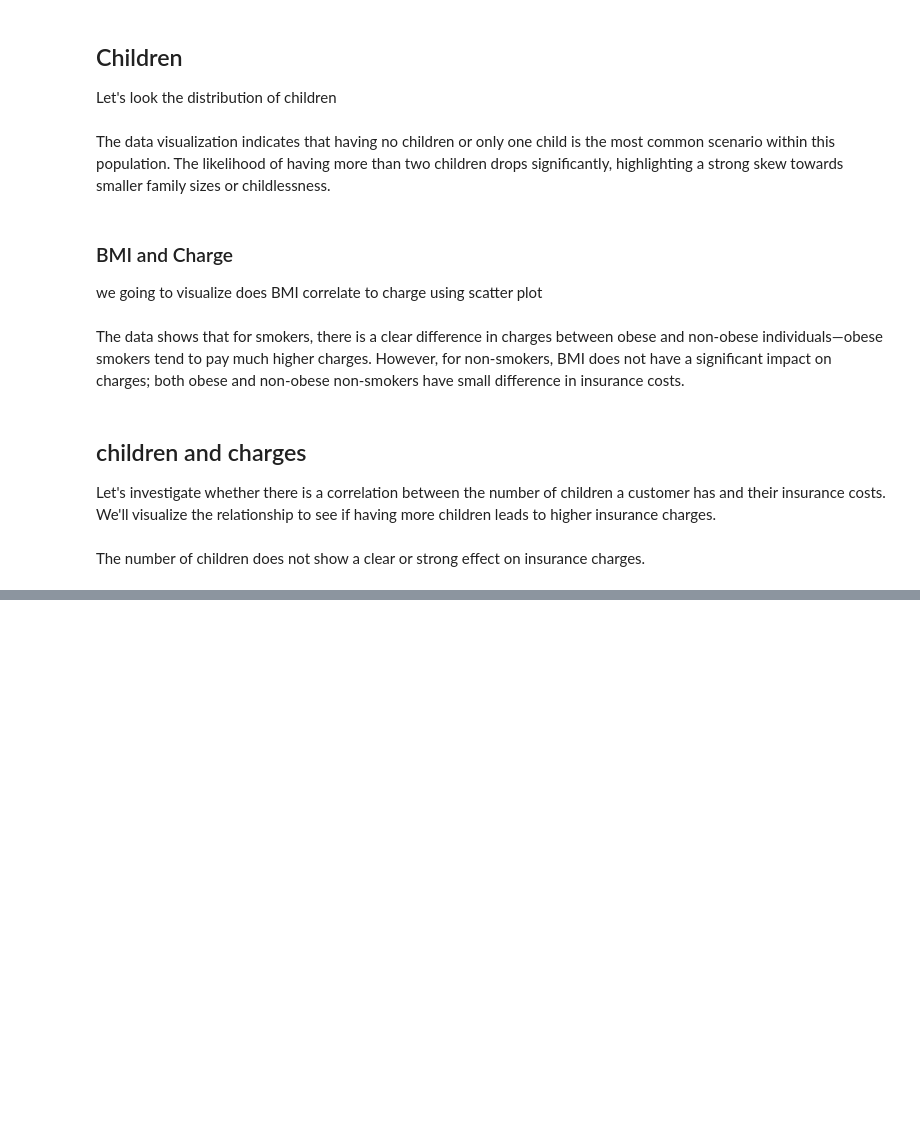
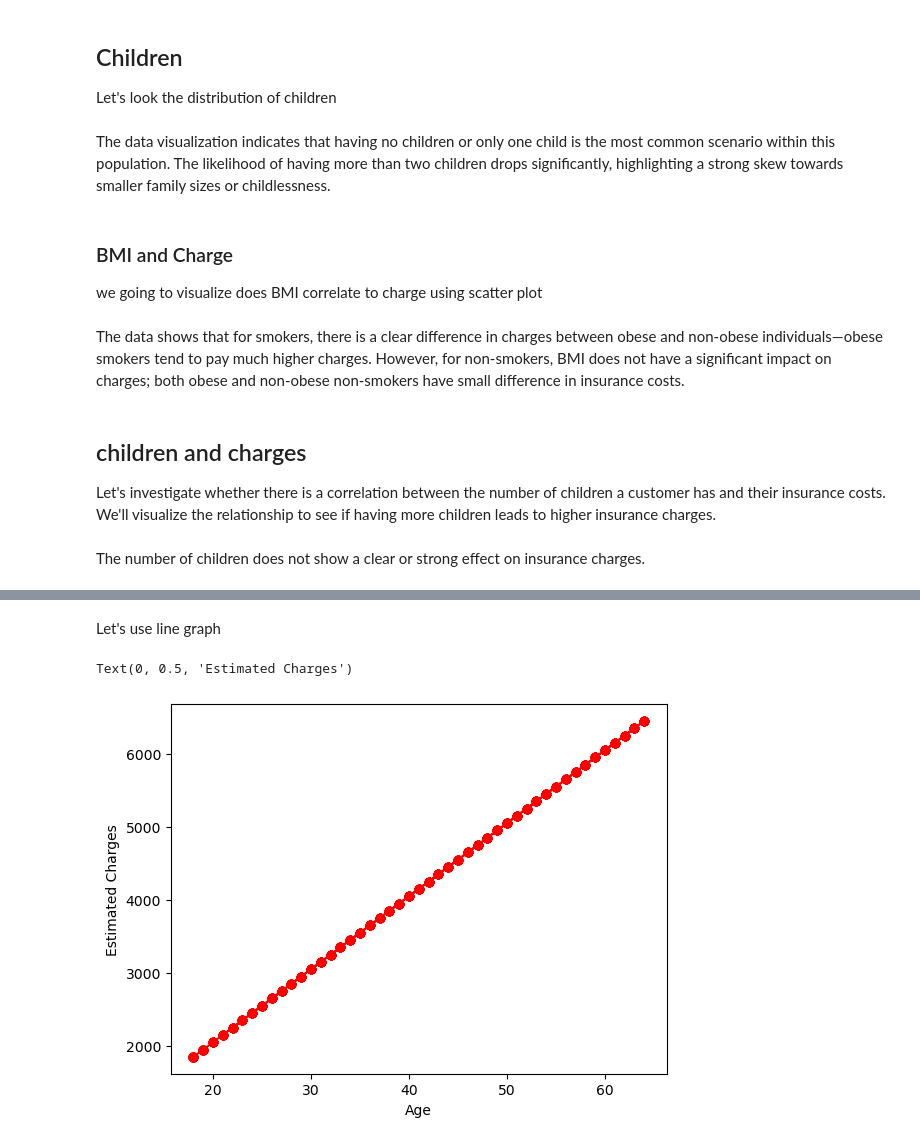
Before and after one commit to bashiir-code/ML-Project---Health-Insurance-Cost-Prediction, a Jupyter notebook: linear_regression.ipynb, the cells around one changed output, grey strips where cells are left out. Cells and saved outputs as stored; diff of their text form; code cells hidden in the pictures; blank space fills up the shorter version.

```diff
--- a/linear_regression.ipynb
+++ b/linear_regression.ipynb
@@ -308,0 +419,30 @@ The number of children does not show a clear or strong effect on insurance charg
+# %%
+def predict_charges(age, w, b):
+    """
+    Predicts the insurance charges based on age using a linear regression model.
+
+    Parameters:
+    age (float): The age of the individual.
+    w (float): The slope of the regression line.
+    b (float): The y-intercept of the regression line.
+
+    Returns:
+    float: The predicted insurance charges.
+    """
+    return w * age + b
+# %%
+b = 50
+w = 100
+predict_charges(20, w, b)
+ages = non_smoker_df['age']
+non_smoker_df.head()
+predicted_charges = predict_charges(ages,w,b)
+# %% [markdown]
+Let's use line graph
+# %%
+plt.plot(ages, predicted_charges, 'r-o')
+plt.xlabel('Age')
+plt.ylabel('Estimated Charges')
+# %% [output]
+Text(0, 0.5, 'Estimated Charges')
+[figure, added]
```
Also changed, not shown: parts of 38 cells of this notebook.
